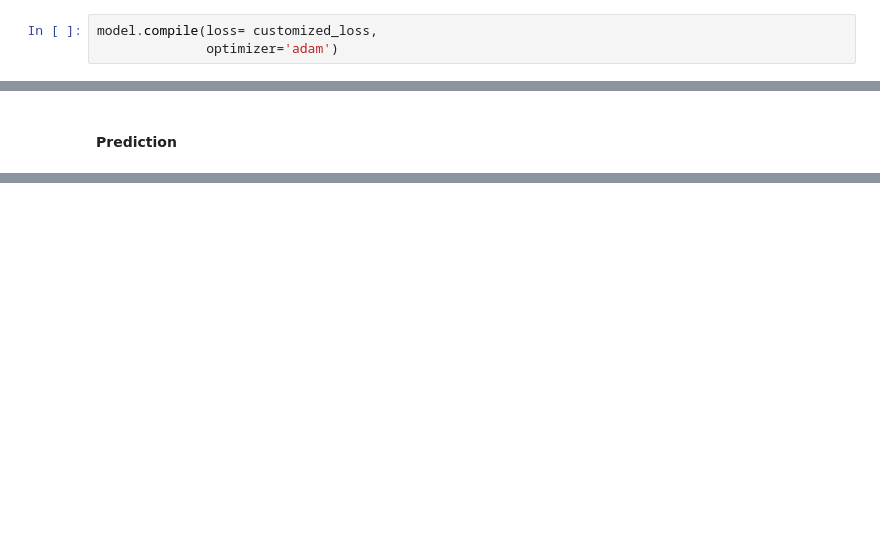
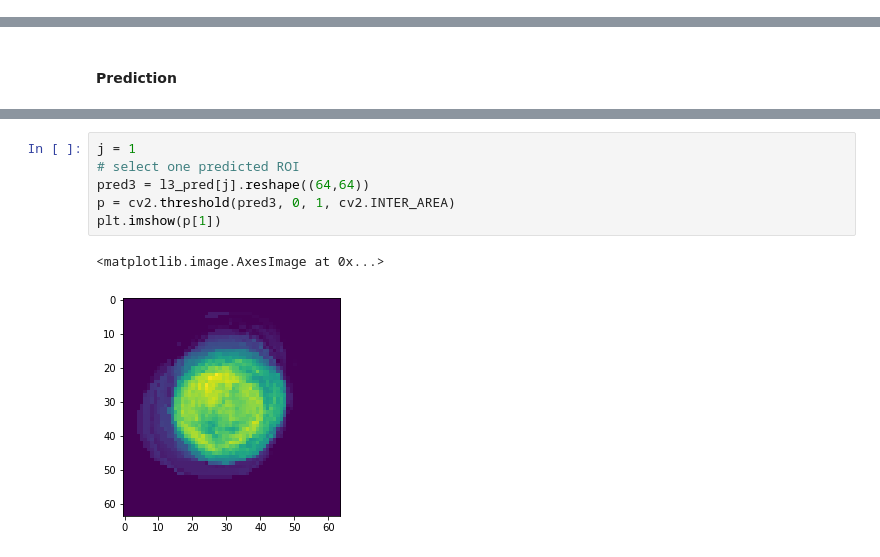
Before and after one commit to alexattia/Medical-Image-Analysis, a Jupyter notebook: Stacked Auto Encoder.ipynb, the cells around one changed output, grey strips where cells are left out. Drawn from its saved outputs; the diff is of its cells as text; blank space fills up the shorter version.

```diff
--- a/Stacked Auto Encoder.ipynb
+++ b/Stacked Auto Encoder.ipynb
@@ -92,3 +205,0 @@ dense_3 (None, 100) (None, 4096)
-# %%
-model.compile(loss= customized_loss,
-              optimizer='adam')
@@ -126,0 +221,9 @@ input_AE_pred = model.predict(input_AE)
+# %%
+j = 1
+# select one predicted ROI
+pred3 = l3_pred[j].reshape((64,64))
+p = cv2.threshold(pred3, 0, 1, cv2.INTER_AREA)
+plt.imshow(p[1])
+# %% [output]
+<matplotlib.image.AxesImage at 0x...>
+[figure, added]
```
Also changed, not shown: parts of 45 cells of this notebook.
